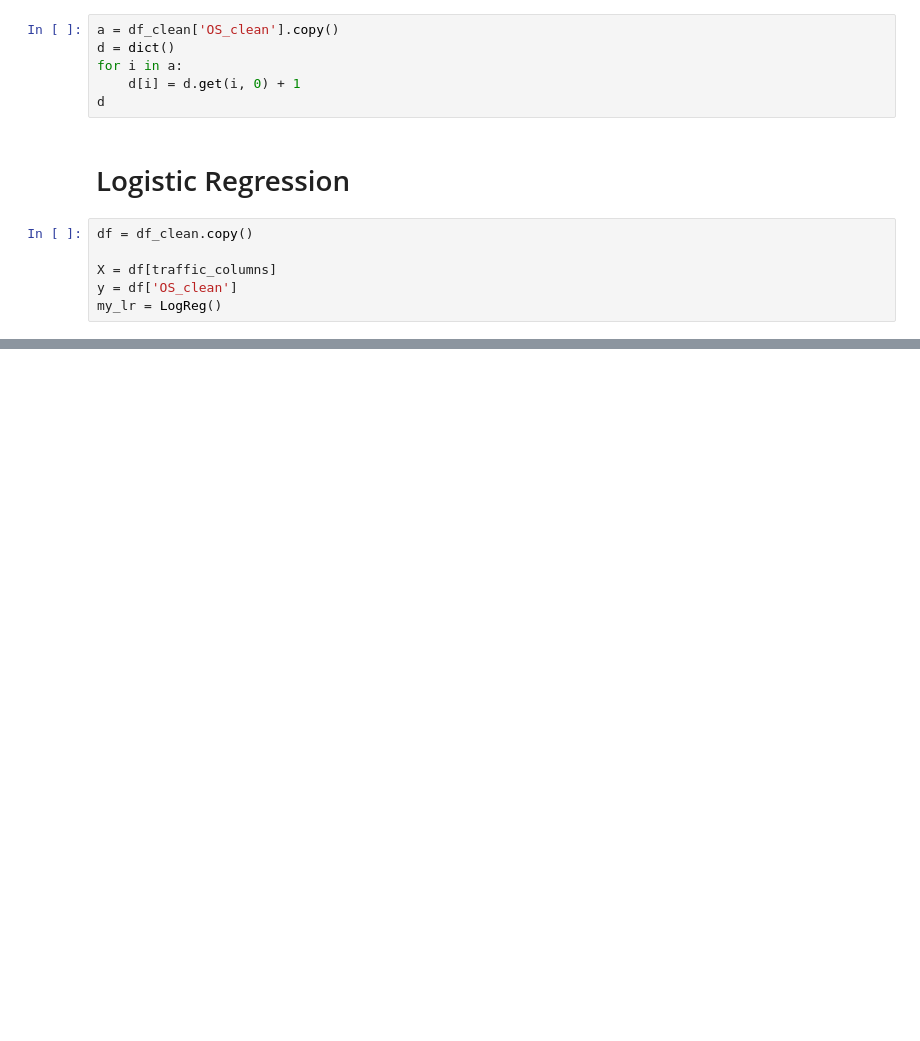
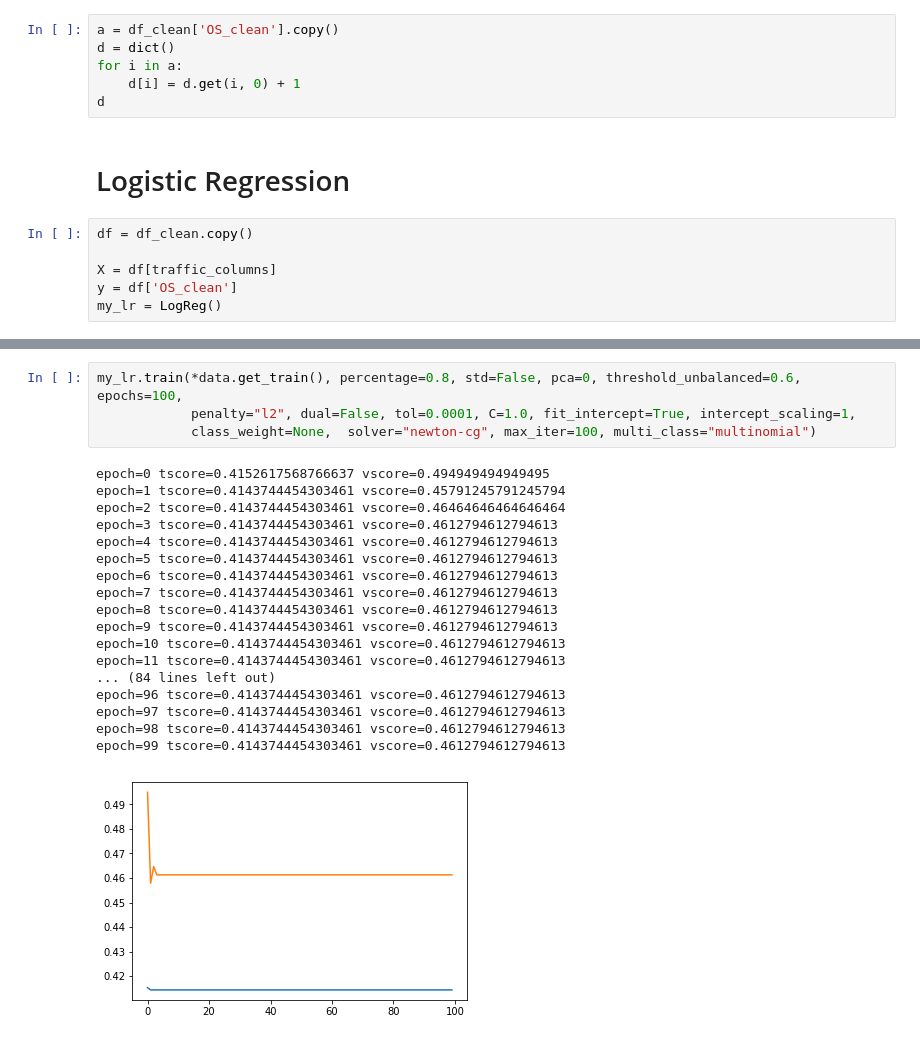
Before and after one commit to guglielmoG/MachineLearningVod, a Jupyter notebook: ML-Vod++.ipynb, the cells around one changed output, grey strips where cells are left out. Cells and saved outputs as stored; diff of their text form; blank space fills up the shorter version.

```diff
--- a/ML-Vod++.ipynb
+++ b/ML-Vod++.ipynb
@@ -898,0 +1037,23 @@ best is MLP interface with score 0.83
+# %%
+my_lr.train(*data.get_train(), percentage=0.8, std=False, pca=0, threshold_unbalanced=0.6, epochs=100,
+            penalty="l2", dual=False, tol=0.0001, C=1.0, fit_intercept=True, intercept_scaling=1,
+            class_weight=None,  solver="newton-cg", max_iter=100, multi_class="multinomial")
+# %% [output]
+epoch=0 tscore=0.4152617568766637 vscore=0.494949494949495
+epoch=1 tscore=0.4143744454303461 vscore=0.45791245791245794
+epoch=2 tscore=0.4143744454303461 vscore=0.46464646464646464
+epoch=3 tscore=0.4143744454303461 vscore=0.4612794612794613
+epoch=4 tscore=0.4143744454303461 vscore=0.4612794612794613
+epoch=5 tscore=0.4143744454303461 vscore=0.4612794612794613
+epoch=6 tscore=0.4143744454303461 vscore=0.4612794612794613
+epoch=7 tscore=0.4143744454303461 vscore=0.4612794612794613
+epoch=8 tscore=0.4143744454303461 vscore=0.4612794612794613
+epoch=9 tscore=0.4143744454303461 vscore=0.4612794612794613
+epoch=10 tscore=0.4143744454303461 vscore=0.4612794612794613
+epoch=11 tscore=0.4143744454303461 vscore=0.4612794612794613
+... (84 lines left out)
+epoch=96 tscore=0.4143744454303461 vscore=0.4612794612794613
+epoch=97 tscore=0.4143744454303461 vscore=0.4612794612794613
+epoch=98 tscore=0.4143744454303461 vscore=0.4612794612794613
+epoch=99 tscore=0.4143744454303461 vscore=0.4612794612794613
+[figure, added]
```
Also changed, not shown: parts of 16 cells of this notebook.
